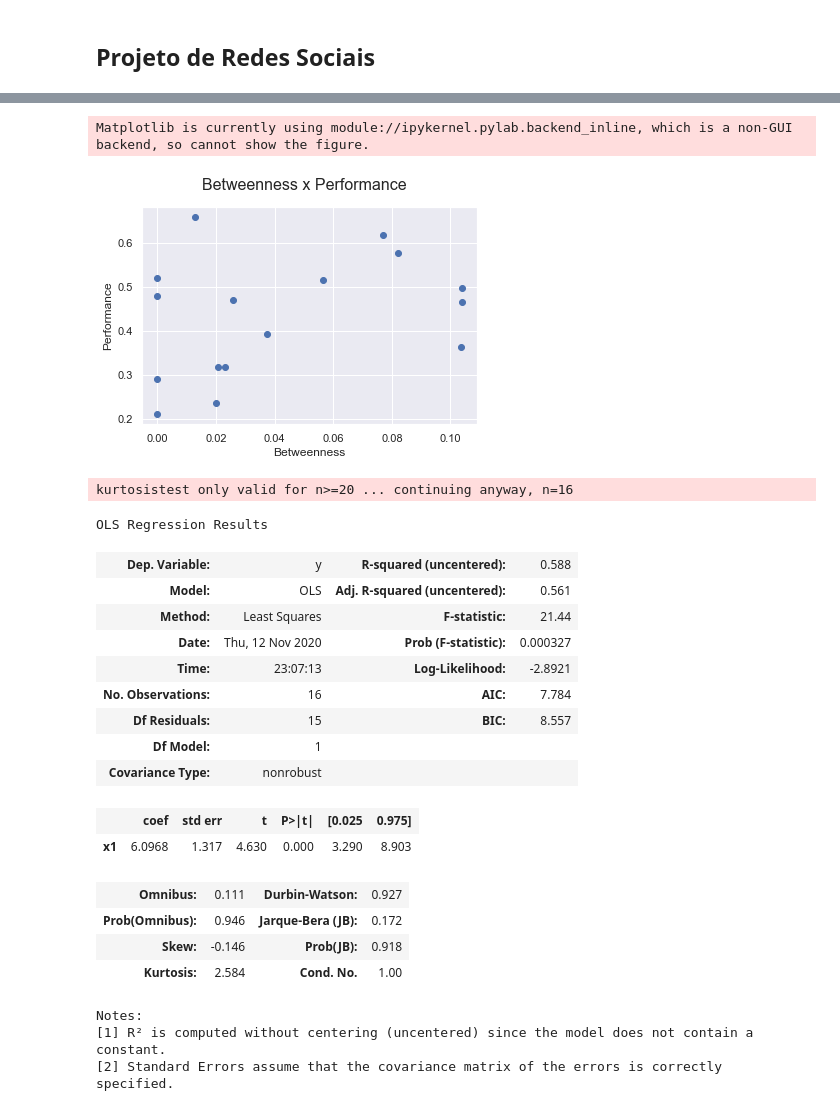
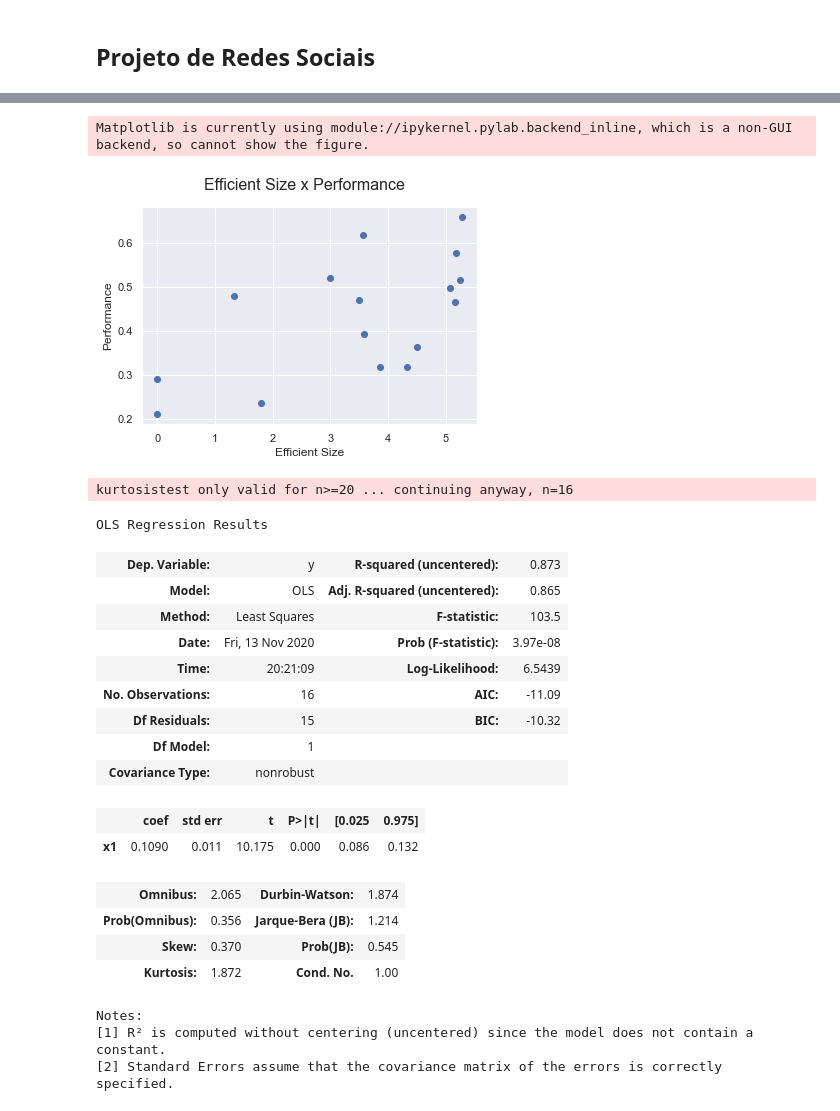
Before and after one commit to chends888/ProjRedes2020_2, a Jupyter notebook: Projeto_Redes.ipynb, the cells around one changed output, grey strips where cells are left out. Drawn from its saved outputs; the diff is of its cells as text; code cells hidden in the pictures.

Commit message:
Initial results for Efficient Size X Performance of LoL teams network

```diff
--- a/Projeto_Redes.ipynb
+++ b/Projeto_Redes.ipynb
@@ -10,3 +8,19 @@ from collections import defaultdict
+# %%
+def proportion(g, n, m):
+    return 1 / g.degree(n)
+
+def local_effsize(g, n, m):
+    s = 1
+    for k in g.neighbors(n):
+        if g.has_edge(k, m):
+            s -= proportion(g, n, k)
+    return s
+
+def effsize(g, n):
+    s = 0
+    for m in g.neighbors(n):
+        s += local_effsize(g, n, m)
+    return s
 # %%
 g = fm.load('data/lol_teams.gml')
 # %%
@@ -24,44 +38,43 @@ g.draw()
 # %% [output]
 [interactive output not drawn]
 # %%
-teams_bet = nx.betweenness_centrality(g)
-teams_bet = [bet for bet in teams_bet.values()]
-
 teams_perf = []
+teams_eff = []
 for n in g.nodes:
     teams_perf.append(g.nodes[n]['perf'])
+    teams_eff.append(effsize(g, n))
 # %%
 ax = pylab.subplot(111)
-ax.scatter(teams_bet, teams_perf)
-pylab.xlabel('Betweenness')
+ax.scatter(teams_eff, teams_perf)
+pylab.xlabel('Efficient Size')
 pylab.ylabel('Performance')
-pylab.suptitle('Betweenness x Performance', fontsize=16)
+pylab.suptitle('Efficient Size x Performance', fontsize=16)
 ax.figure.show()
 # %% [output]
 Matplotlib is currently using module://ipykernel.pylab.backend_inline, which is a non-GUI backend, so cannot show the figure.
-[figure, old version]
+[figure, new version]
 # %%
-model = sm.OLS(teams_perf, teams_bet)
+model = sm.OLS(teams_perf, teams_eff)
 result = model.fit()
 result.summary()
 # %% [output]
 kurtosistest only valid for n>=20 ... continuing anyway, n=16
 OLS Regression Results
-| Dep. Variable: | y | R-squared (uncentered): | 0.588 |
-| Model: | OLS | Adj. R-squared (uncentered): | 0.561 |
-| Method: | Least Squares | F-statistic: | 21.44 |
-| Date: | Thu, 12 Nov 2020 | Prob (F-statistic): | 0.000327 |
-| Time: | 23:07:13 | Log-Likelihood: | -2.8921 |
-| No. Observations: | 16 | AIC: | 7.784 |
-| Df Residuals: | 15 | BIC: | 8.557 |
+| Dep. Variable: | y | R-squared (uncentered): | 0.873 |
+| Model: | OLS | Adj. R-squared (uncentered): | 0.865 |
+| Method: | Least Squares | F-statistic: | 103.5 |
+| Date: | Fri, 13 Nov 2020 | Prob (F-statistic): | 3.97e-08 |
+| Time: | 20:21:09 | Log-Likelihood: | 6.5439 |
+| No. Observations: | 16 | AIC: | -11.09 |
+| Df Residuals: | 15 | BIC: | -10.32 |
 | Df Model: | 1 |  |  |
 | Covariance Type: | nonrobust |  |  |
 |  | coef | std err | t | P>|t| | [0.025 | 0.975] |
-| x1 | 6.0968 | 1.317 | 4.630 | 0.000 | 3.290 | 8.903 |
+| x1 | 0.1090 | 0.011 | 10.175 | 0.000 | 0.086 | 0.132 |
-| Omnibus: | 0.111 | Durbin-Watson: | 0.927 |
-| Prob(Omnibus): | 0.946 | Jarque-Bera (JB): | 0.172 |
-| Skew: | -0.146 | Prob(JB): | 0.918 |
-| Kurtosis: | 2.584 | Cond. No. | 1.00 |
+| Omnibus: | 2.065 | Durbin-Watson: | 1.874 |
+| Prob(Omnibus): | 0.356 | Jarque-Bera (JB): | 1.214 |
+| Skew: | 0.370 | Prob(JB): | 0.545 |
+| Kurtosis: | 1.872 | Cond. No. | 1.00 |
 Notes:
 [1] R² is computed without centering (uncentered) since the model does not contain a constant.
 [2] Standard Errors assume that the covariance matrix of the errors is correctly specified.
```
Also changed, not shown: parts of 5 cells of this notebook, 4 other files.
